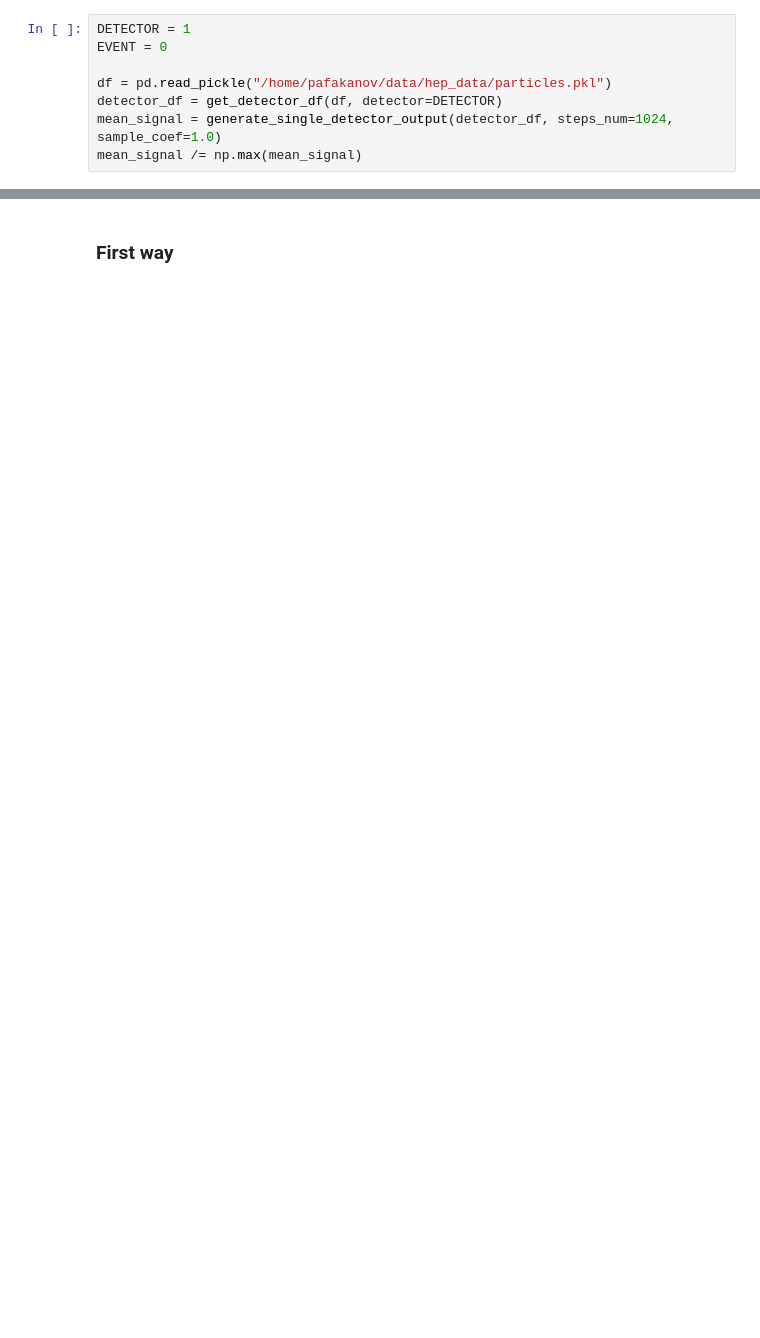
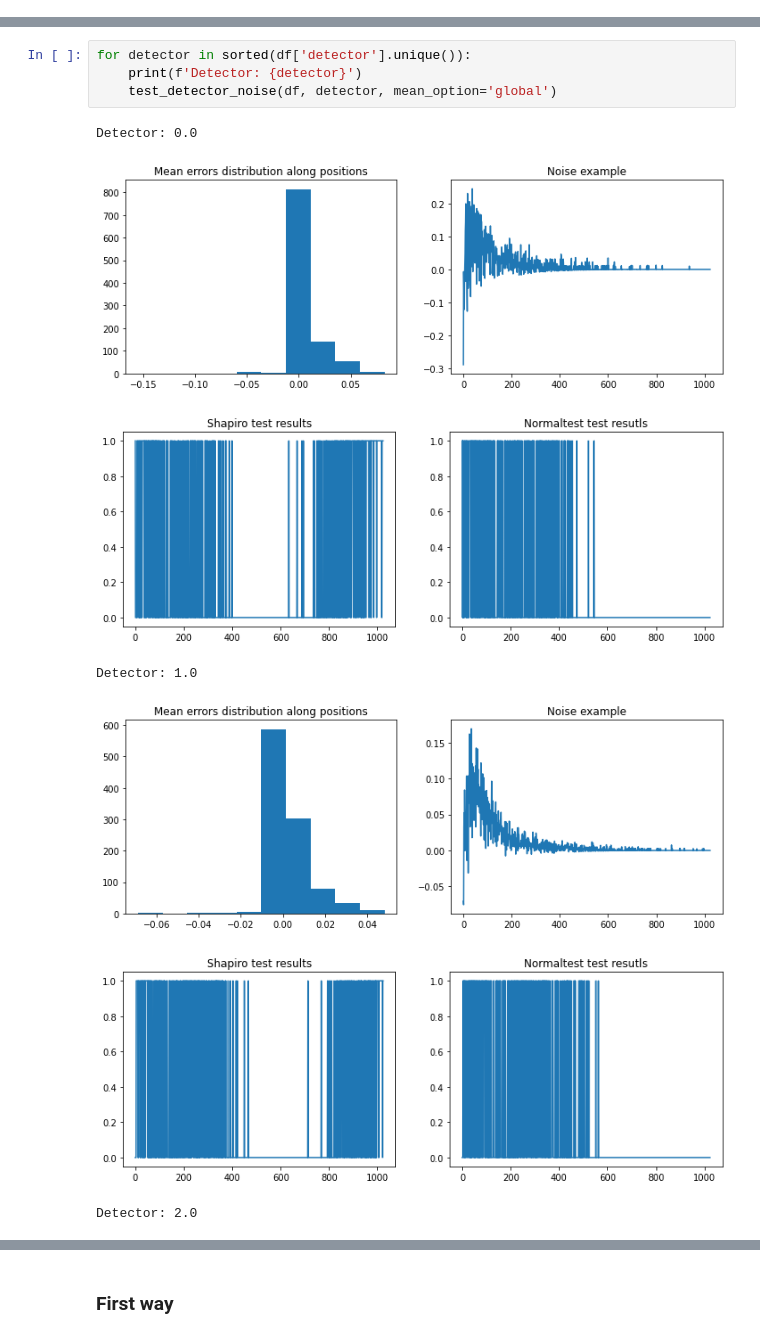
Before and after one commit to whiteRa2bit/hep_generative_models, a Jupyter notebook: notebooks/eda/noise_analysis.ipynb, the cells around one changed output, grey strips where cells are left out. Drawn from its saved outputs; the diff is of its cells as text; blank space fills up the shorter version.

```diff
--- a/notebooks/eda/noise_analysis.ipynb
+++ b/notebooks/eda/noise_analysis.ipynb
@@ -6,10 +13,2 @@ import numpy as np
 from generation.data.data_preparation import generate_single_detector_output, get_detector_df,\
                                                 generate_detector_output, postprocess_step_energies
-# %%
-DETECTOR = 1
-EVENT = 0
-
-df = pd.read_pickle("/home/pafakanov/data/hep_data/particles.pkl")
-detector_df = get_detector_df(df, detector=DETECTOR)
-mean_signal = generate_single_detector_output(detector_df, steps_num=1024, sample_coef=1.0)
-mean_signal /= np.max(mean_signal)
@@ -24,0 +87,12 @@ output_signals = np.array(output_signals)
+# %%
+for detector in sorted(df['detector'].unique()):
+    print(f'Detector: {detector}')
+    test_detector_noise(df, detector, mean_option='global')
+# %% [output]
+Detector: 0.0
+[figure, added]
+[figure, added]
+Detector: 1.0
+[figure, added]
+[figure, added]
+Detector: 2.0
```
Also changed, not shown: parts of 13 cells of this notebook.
